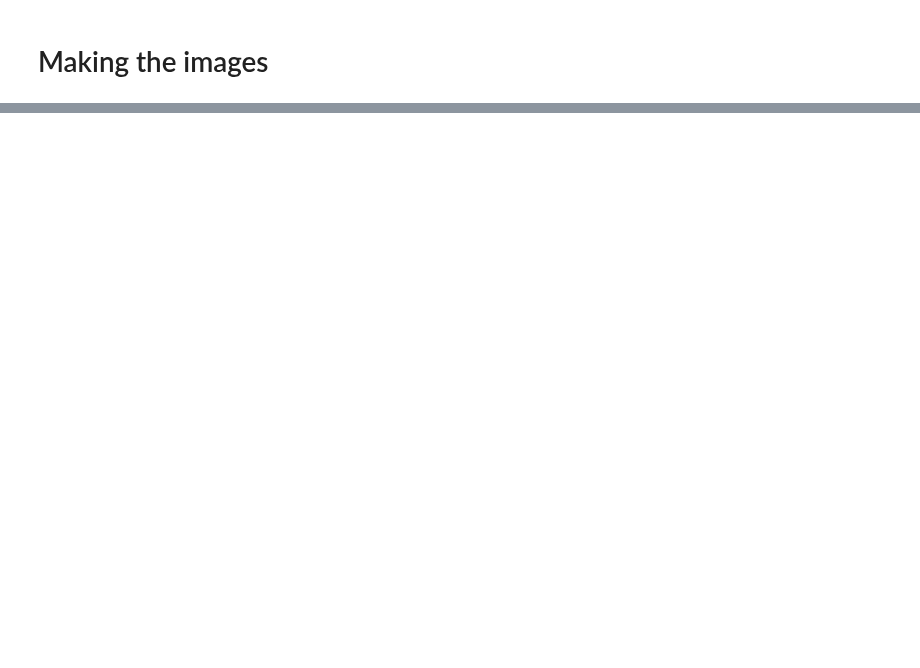
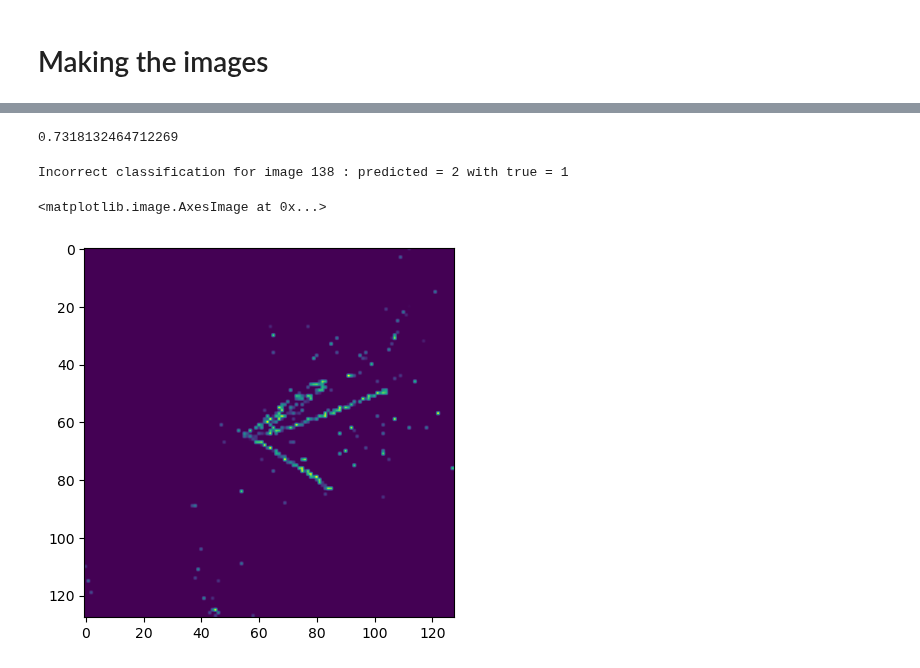
Before and after one commit to mohummudh/neutrinos-dune, a Jupyter notebook: mohammed/CNN/CNN.ipynb, the cells around one changed output, grey strips where cells are left out. Cells and saved outputs as stored; diff of their text form; code cells hidden in the pictures; blank space fills up the shorter version.

```diff
--- a/mohammed/CNN/CNN.ipynb
+++ b/mohammed/CNN/CNN.ipynb
@@ -254,0 +254,19 @@ Incorrect classification for image 2701 : predicted = 0 with true = 2
+# %%
+accuracy = (2763-741)/2763
+accuracy
+# %% [output]
+0.7318132464712269
+# %%
+# Now you can modify this part to draw different images from the failures list
+# You can change the value of im to look at different failures
+im = 34
+image_to_plot = x_test[incorrect_indices[im][0]]
+fig, ax = plt.subplots(1, 1)
+print('Incorrect classification for image',incorrect_indices[im][0],
+      ': predicted =',incorrect_indices[im][1],
+      'with true =',incorrect_indices[im][2])
+ax.imshow(image_to_plot)
+# %% [output]
+Incorrect classification for image 138 : predicted = 2 with true = 1
+<matplotlib.image.AxesImage at 0x...>
+[figure, added]
```
Also changed, not shown: parts of 26 cells of this notebook.
